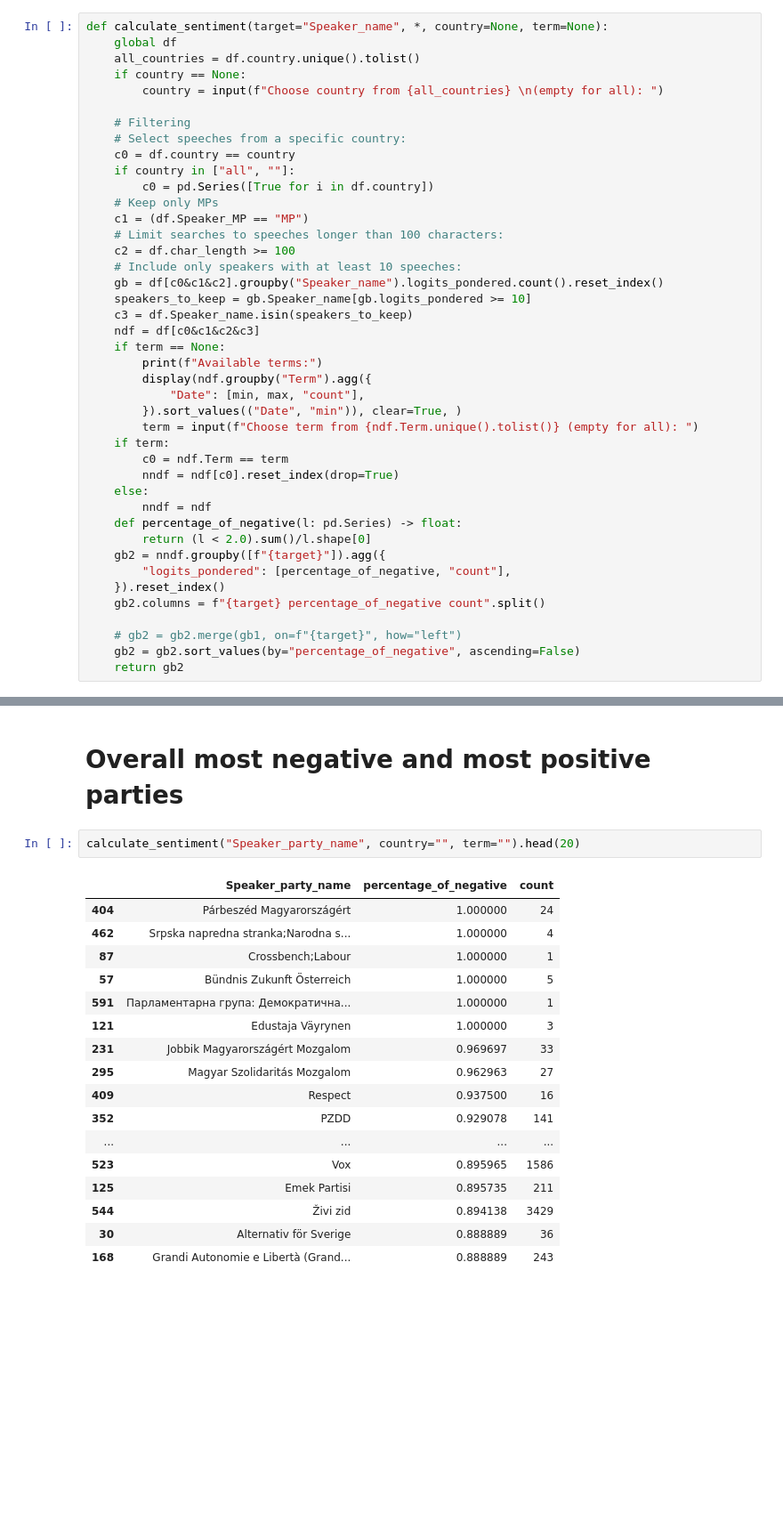
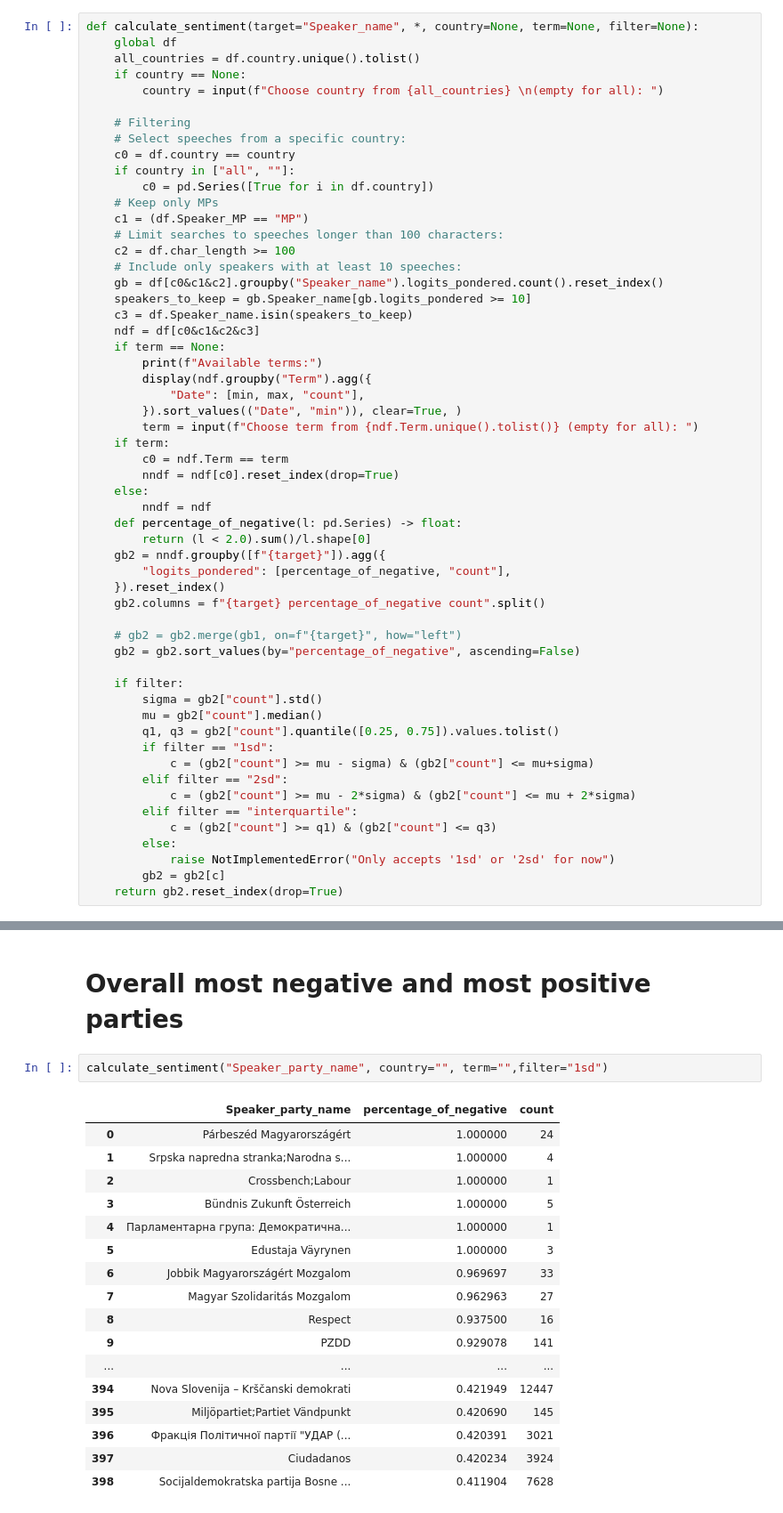
Before and after one commit to clarinsi/parlasent_analysis, a Jupyter notebook: 3_champions_of_sentiment_discoruse.ipynb, the cells around one changed output, grey strips where cells are left out. Shown: that part at 89% size. Saved outputs shown, nothing was run; the diff lists cells and outputs as text; blank space fills up the shorter version.

```diff
--- a/3_champions_of_sentiment_discoruse.ipynb
+++ b/3_champions_of_sentiment_discoruse.ipynb
@@ -21,7 +21,7 @@ if not Path("speeches.csv.zip").exists():
     system("wget https://huggingface.co/datasets/5roop/parlasent_data/resolve/main/speeches.csv.zip")
 df = pd.read_csv("speeches.csv.zip")
 # %%
-def calculate_sentiment(target="Speaker_name", *, country=None, term=None):
+def calculate_sentiment(target="Speaker_name", *, country=None, term=None, filter=None):
     global df
     all_countries = df.country.unique().tolist()
     if country == None:
@@ -61,7 +61,21 @@ def calculate_sentiment(target="Speaker_name", *, country=None, term=None):
 
     # gb2 = gb2.merge(gb1, on=f"{target}", how="left")
     gb2 = gb2.sort_values(by="percentage_of_negative", ascending=False)
-    return gb2
+
+    if filter:
+        sigma = gb2["count"].std()
+        mu = gb2["count"].median()
+        q1, q3 = gb2["count"].quantile([0.25, 0.75]).values.tolist()
+        if filter == "1sd":
+            c = (gb2["count"] >= mu - sigma) & (gb2["count"] <= mu+sigma)
+        elif filter == "2sd":
+            c = (gb2["count"] >= mu - 2*sigma) & (gb2["count"] <= mu + 2*sigma)
+        elif filter == "interquartile":
+            c = (gb2["count"] >= q1) & (gb2["count"] <= q3)
+        else:
+            raise NotImplementedError("Only accepts '1sd' or '2sd' for now")
+        gb2 = gb2[c]
+    return gb2.reset_index(drop=True)
 # %% [markdown]
 Let's inspect the terms we have available, so that an approximately equal timeframe can be set:
 # %%
@@ -159,22 +186,22 @@ Name: logits_pondered, dtype: int64
 # %% [markdown]
 # Overall most negative and most positive parties
 # %%
-calculate_sentiment("Speaker_party_name", country="", term="").head(20)
+calculate_sentiment("Speaker_party_name", country="", term="",filter="1sd")
 # %% [output]
 |  | Speaker_party_name | percentage_of_negative | count |
-| 404 | Párbeszéd Magyarországért | 1.000000 | 24 |
-| 462 | Srpska napredna stranka;Narodna s... | 1.000000 | 4 |
-| 87 | Crossbench;Labour | 1.000000 | 1 |
-| 57 | Bündnis Zukunft Österreich | 1.000000 | 5 |
-| 591 | Парламентарна група: Демократична... | 1.000000 | 1 |
-| 121 | Edustaja Väyrynen | 1.000000 | 3 |
-| 231 | Jobbik Magyarországért Mozgalom | 0.969697 | 33 |
-| 295 | Magyar Szolidaritás Mozgalom | 0.962963 | 27 |
-| 409 | Respect | 0.937500 | 16 |
-| 352 | PZDD | 0.929078 | 141 |
+| 0 | Párbeszéd Magyarországért | 1.000000 | 24 |
+| 1 | Srpska napredna stranka;Narodna s... | 1.000000 | 4 |
+| 2 | Crossbench;Labour | 1.000000 | 1 |
+| 3 | Bündnis Zukunft Österreich | 1.000000 | 5 |
+| 4 | Парламентарна група: Демократична... | 1.000000 | 1 |
+| 5 | Edustaja Väyrynen | 1.000000 | 3 |
+| 6 | Jobbik Magyarországért Mozgalom | 0.969697 | 33 |
+| 7 | Magyar Szolidaritás Mozgalom | 0.962963 | 27 |
+| 8 | Respect | 0.937500 | 16 |
+| 9 | PZDD | 0.929078 | 141 |
 | ... | ... | ... | ... |
-| 523 | Vox | 0.895965 | 1586 |
-| 125 | Emek Partisi | 0.895735 | 211 |
-| 544 | Živi zid | 0.894138 | 3429 |
-| 30 | Alternativ för Sverige | 0.888889 | 36 |
-| 168 | Grandi Autonomie e Libertà (Grand... | 0.888889 | 243 |
+| 394 | Nova Slovenija – Krščanski demokrati | 0.421949 | 12447 |
+| 395 | Miljöpartiet;Partiet Vändpunkt | 0.420690 | 145 |
+| 396 | Фракція Політичної партії "УДАР (... | 0.420391 | 3021 |
+| 397 | Ciudadanos | 0.420234 | 3924 |
+| 398 | Socijaldemokratska partija Bosne ... | 0.411904 | 7628 |
```
Also changed, not shown: parts of 10 cells of this notebook, 1 other file.
